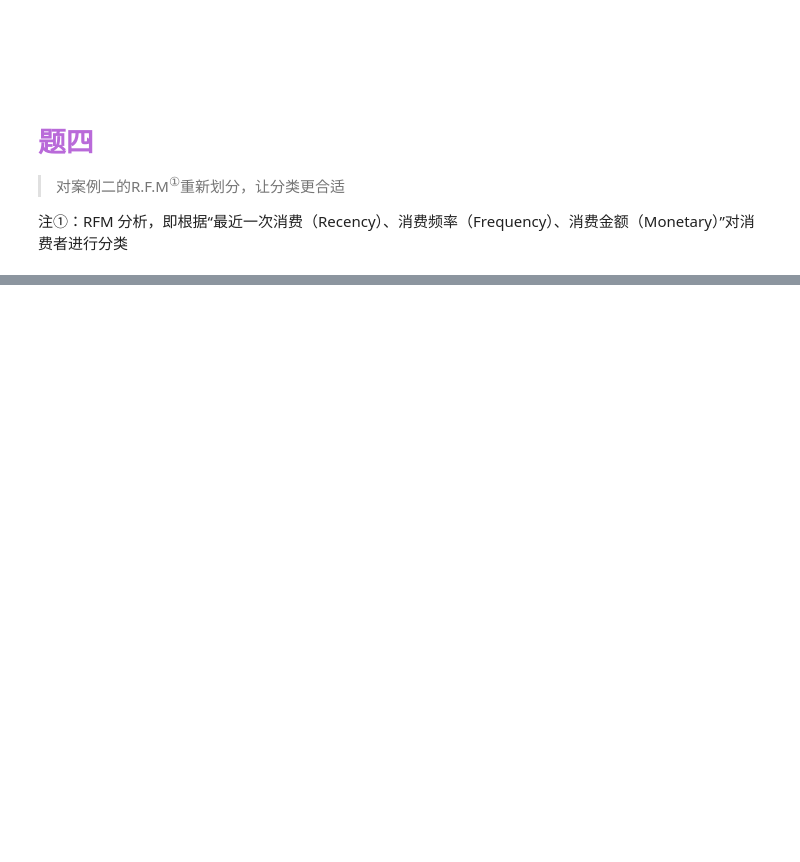
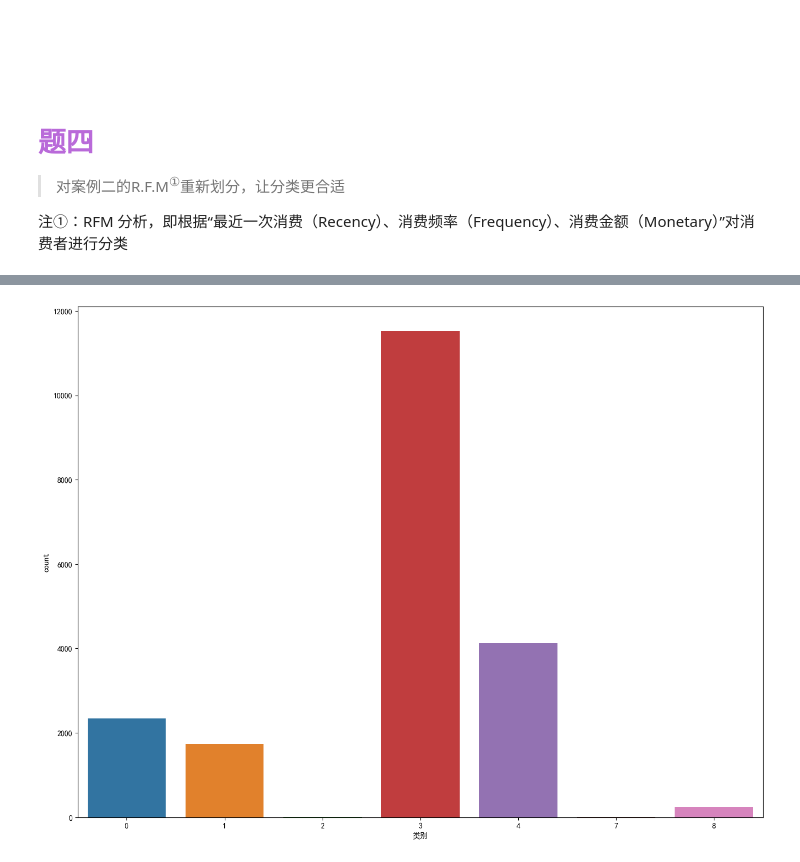
Before and after one commit to Soltus/learn-python-BI, a Jupyter notebook: lesson2/作业/1/index.ipynb, the cells around one changed output, grey strips where cells are left out. Drawn from its saved outputs; the diff is of its cells as text; code cells hidden in the pictures; blank space fills up the shorter version.

```diff
--- a/lesson2/作业/1/index.ipynb
+++ b/lesson2/作业/1/index.ipynb
@@ -383,0 +413,5 @@ plt.show()
+# %%
+import pandas as pd
+data = pd.read_csv('../data/1.2/behavior.csv', sep = ',',encoding = 'utf-8')
+user = pd.read_csv('../data/1.2/user.csv', sep = ',',encoding = 'utf-8')
+print(data.head(5))
@@ -383,0 +494,22 @@ plt.show()
+# %%
+se = d3.groupby(['用户'])['date'].count()
+d6 = se.to_frame()  #se1为Series，需要转换为dataframe
+d6.reset_index(level=0, inplace=True)  #索引date转为列
+d6.rename(columns={'date':'购买件数'}, inplace = True)
+print(d6.购买件数.min(), d6.购买件数.max())
+d6['M值'] = 0
+for i in range(len(d6)):
+    if d6.iloc[i, 1] > 220:
+        d6.iloc[i, 2] = 5
+    elif (120 < d6.iloc[i, 1] <= 220):
+        d6.iloc[i, 2] = 4
+    elif (60 < d6.iloc[i, 1] <= 120):
+        d6.iloc[i, 2] = 3
+    elif (30 < d6.iloc[i, 1] <= 60):
+        d6.iloc[i, 2] = 2
+    elif (0 < d6.iloc[i, 1] <= 30):
+        d6.iloc[i, 2] = 1
+RFM = pd.merge(RFM,d6[['用户','M值']], how='outer',on='用户') #形成RFM数据集
+RFM['M值'].fillna(0,inplace = True)   #未购买的消费者R=0
+RFM['M值'] = RFM['M值'].astype(int)
+RFM.head(1)
@@ -383,0 +582,9 @@ plt.show()
+# %%
+import matplotlib.pyplot as plt
+import seaborn as sns
+plt.rcParams['font.family'] = 'SimHei'  # 指定使用中文字体
+plt.figure(figsize=(16,12))
+ax = sns.countplot(data=RFM, x="类别")
+plt.show()
+# %% [output]
+[figure, added]
```
Also changed, not shown: parts of 10 cells of this notebook, 1 other file.
